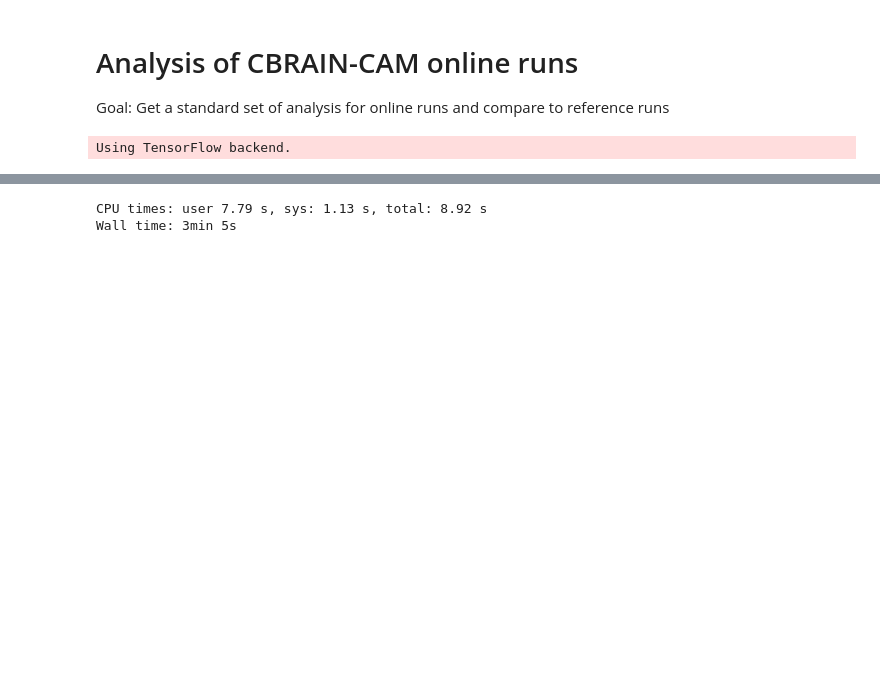
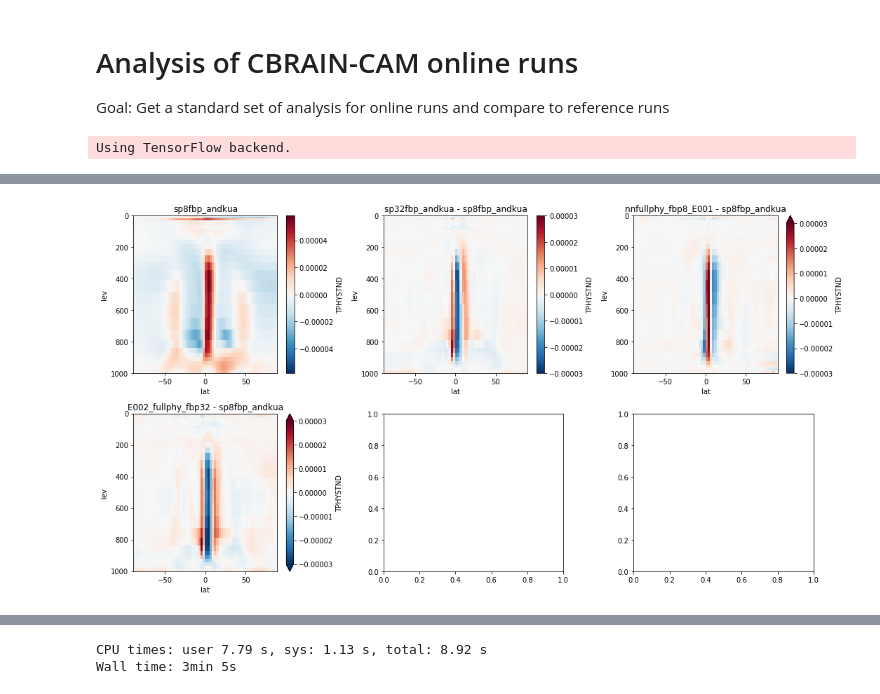
Before and after one commit to raspstephan/CBRAIN-CAM, a Jupyter notebook: notebooks/dev/cbrain-cam-analysis.ipynb, the cells around one changed output, grey strips where cells are left out. Saved outputs shown, nothing was run; the diff lists cells and outputs as text; code cells hidden in the pictures; blank space fills up the shorter version.

```diff
--- a/notebooks/dev/cbrain-cam-analysis.ipynb
+++ b/notebooks/dev/cbrain-cam-analysis.ipynb
@@ -30,0 +60,6 @@ def animate_lat_lon(a, interval=100, **kwargs):
+# %%
+compare(lambda d: d['TPHYSTND'].mean(('time', 'lon')), exps[1:], ref = 'sp8fbp_andkua', yincrease=False,
+        vmin=-3e-5, vmax=3e-5, cmap='RdBu_r')
+plt.tight_layout()
+# %% [output]
+[figure, added]
```
Also changed, not shown: parts of 13 cells of this notebook, 4 other files.
